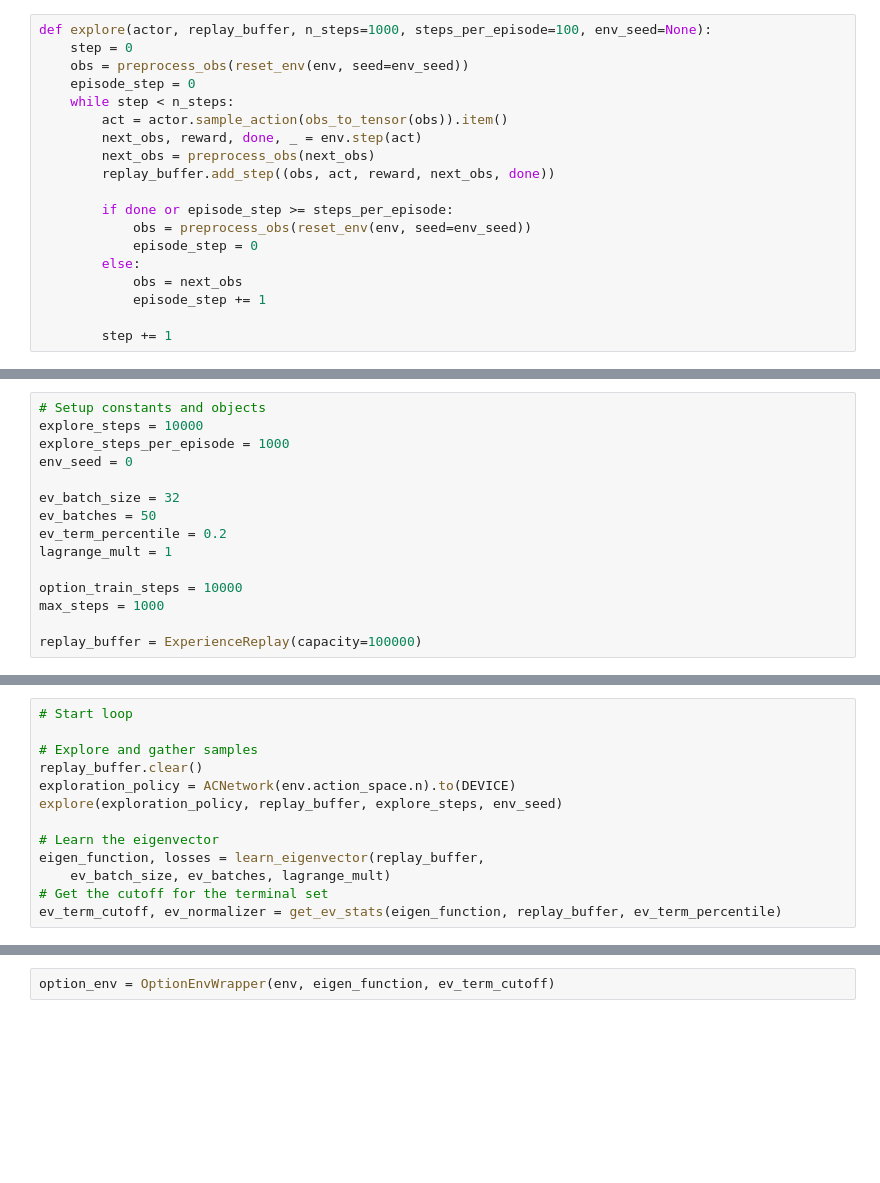
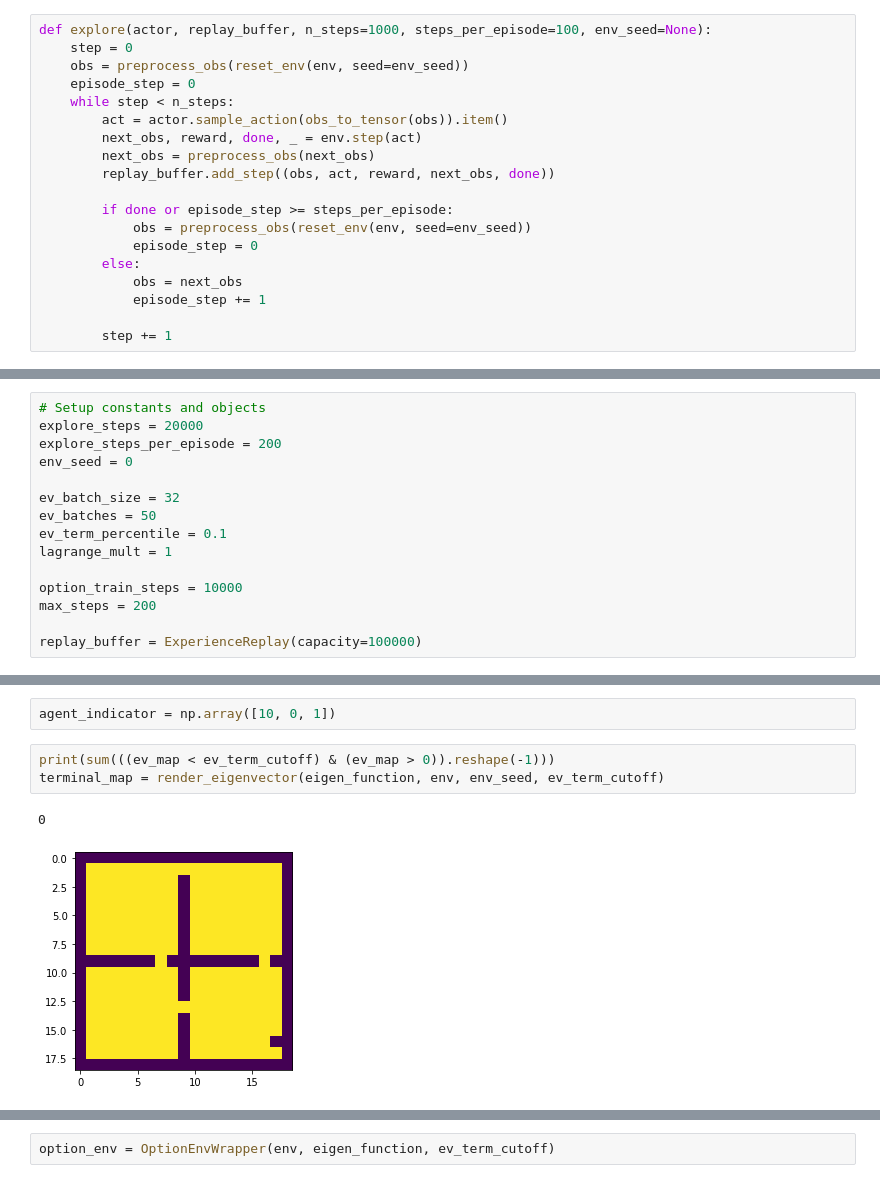
Before and after one commit to ejmejm/OptionsExplorationExperiments, a Jupyter notebook: deep_covering_options.ipynb, the cells around one changed output, grey strips where cells are left out. Drawn from its saved outputs; the diff is of its cells as text; blank space fills up the shorter version.

```diff
--- a/deep_covering_options.ipynb
+++ b/deep_covering_options.ipynb
@@ -345,17 +407,17 @@ def ev_reward_hook(eigen_function, ev_term_cutoff, ev_normalizer,
     return obs, act, reward, next_obs, done
 # %%
 # Setup constants and objects
-explore_steps = 10000
-explore_steps_per_episode = 1000
+explore_steps = 20000
+explore_steps_per_episode = 200
 env_seed = 0
 
 ev_batch_size = 32
 ev_batches = 50
-ev_term_percentile = 0.2
+ev_term_percentile = 0.1
 lagrange_mult = 1
 
 option_train_steps = 10000
-max_steps = 1000
+max_steps = 200
 
 replay_buffer = ExperienceReplay(capacity=100000)
 # %%
@@ -385,16 +451,11 @@ ev_map = render_eigenvector(eigen_function, env, env_seed)
-# %%
-# Start loop
-
-# Explore and gather samples
-replay_buffer.clear()
-exploration_policy = ACNetwork(env.action_space.n).to(DEVICE)
-explore(exploration_policy, replay_buffer, explore_steps, env_seed)
-
-# Learn the eigenvector
-eigen_function, losses = learn_eigenvector(replay_buffer,
-    ev_batch_size, ev_batches, lagrange_mult)
-# Get the cutoff for the terminal set
-ev_term_cutoff, ev_normalizer = get_ev_stats(eigen_function, replay_buffer, ev_term_percentile)
+# %%
+agent_indicator = np.array([10, 0, 1])
+# %%
+print(sum(((ev_map < ev_term_cutoff) & (ev_map > 0)).reshape(-1)))
+terminal_map = render_eigenvector(eigen_function, env, env_seed, ev_term_cutoff)
+# %% [output]
+0
+[figure, added]
 # %%
 # Wrapper for the environment to learn an option
 class OptionEnvWrapper(gym.Wrapper):
```
Also changed, not shown: parts of 24 cells of this notebook, 1 other file.
